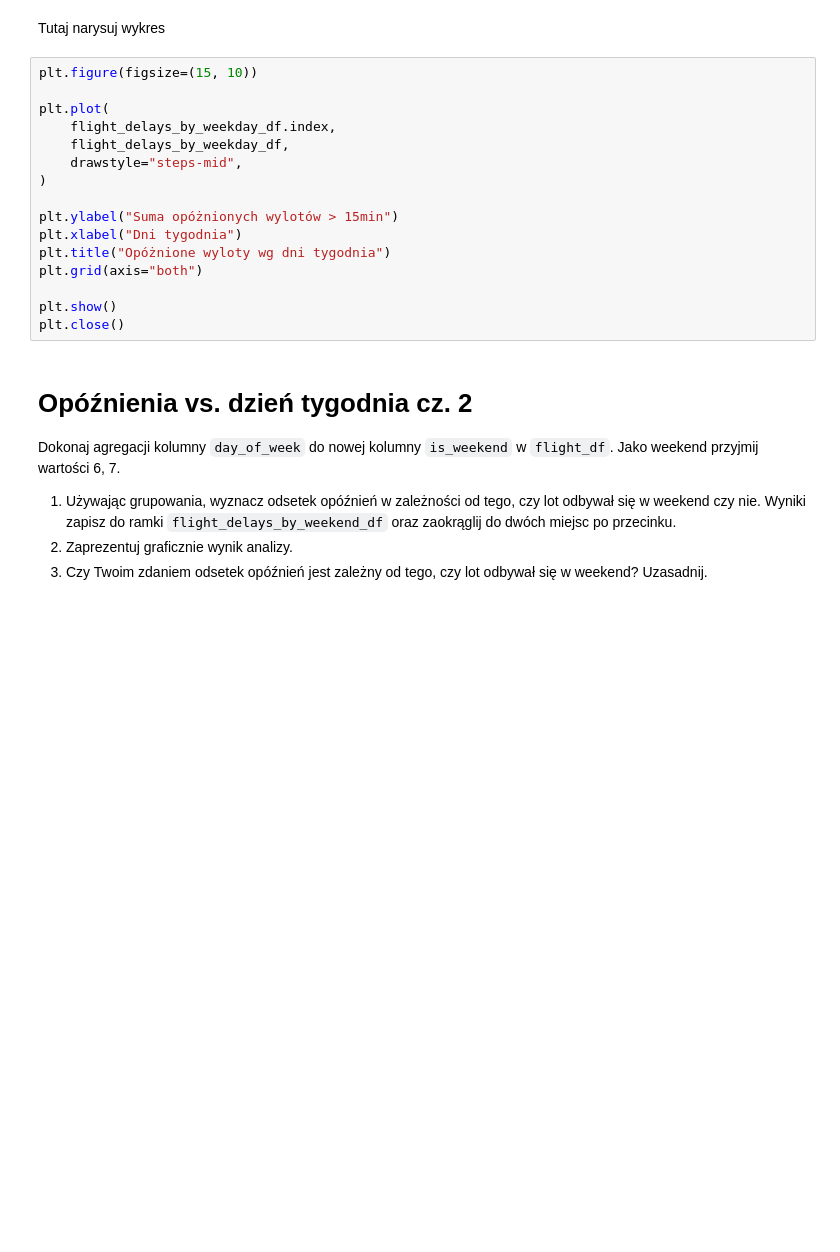
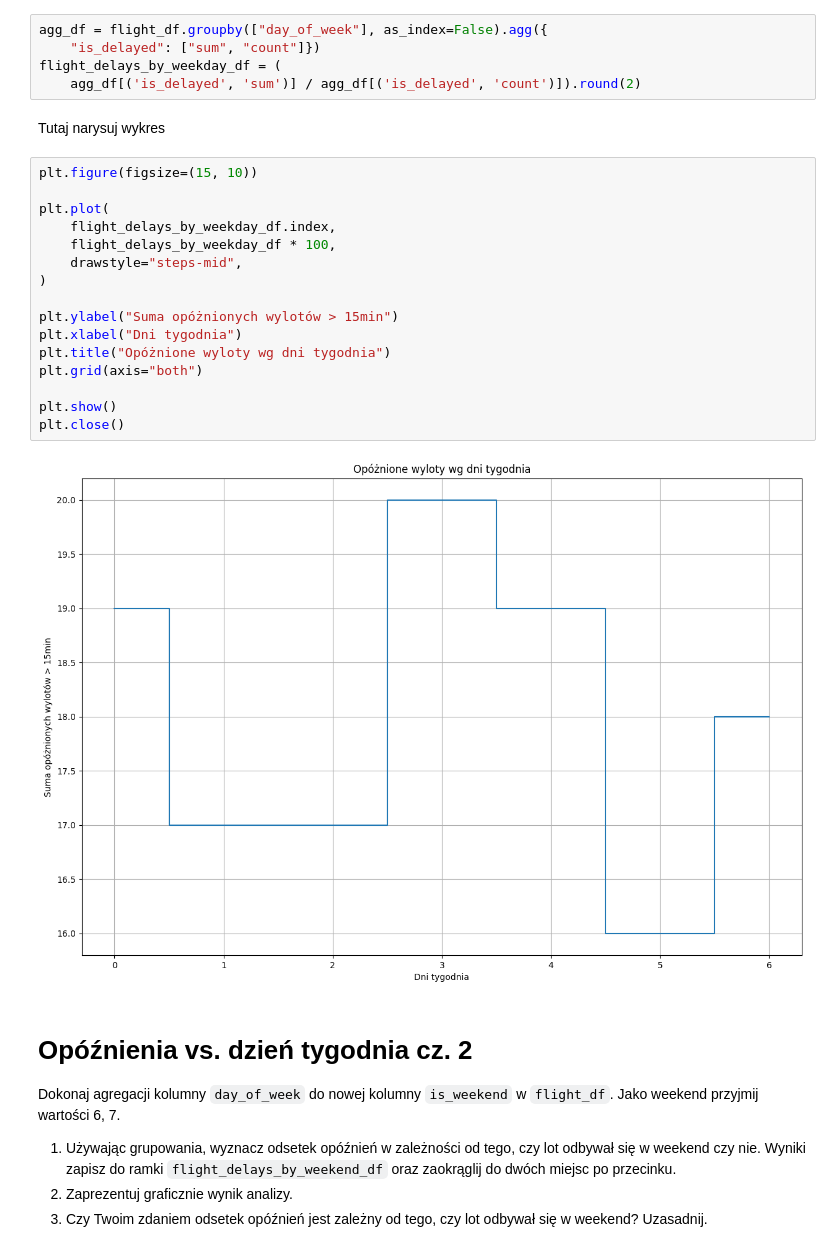
Before and after one commit to ZdzislawJanczak/FlightDelayAnalyzer, a Jupyter notebook: notebooks/04_Analiza_danych_01.ipynb, the cells around one changed output. Drawn from its saved outputs; the diff is of its cells as text; blank space fills up the shorter version.

```diff
--- a/notebooks/04_Analiza_danych_01.ipynb
+++ b/notebooks/04_Analiza_danych_01.ipynb
@@ -384,21 +359,28 @@ print(f"Czas wykonania: {end_time - start_time} sekund")
+# %%
+agg_df = flight_df.groupby(["day_of_week"], as_index=False).agg({
+    "is_delayed": ["sum", "count"]})
+flight_delays_by_weekday_df = (
+    agg_df[('is_delayed', 'sum')] / agg_df[('is_delayed', 'count')]).round(2)
 # %% [markdown]
  Tutaj narysuj wykres
 # %%
 plt.figure(figsize=(15, 10))
 
 plt.plot(
     flight_delays_by_weekday_df.index,
-    flight_delays_by_weekday_df,
+    flight_delays_by_weekday_df * 100,
     drawstyle="steps-mid",
 )
 
 plt.ylabel("Suma opóżnionych wylotów > 15min")
 plt.xlabel("Dni tygodnia")
 plt.title("Opóżnione wyloty wg dni tygodnia")
 plt.grid(axis="both")
 
 plt.show()
 plt.close()
+# %% [output]
+[figure, added]
 # %% [markdown]
  # Opóźnienia vs. dzień tygodnia cz. 2
  Dokonaj agregacji kolumny `day_of_week` do nowej kolumny `is_weekend` w `flight_df`. Jako weekend przyjmij wartości 6, 7.
```
Also changed, not shown: parts of 31 cells of this notebook, 1 other file.
